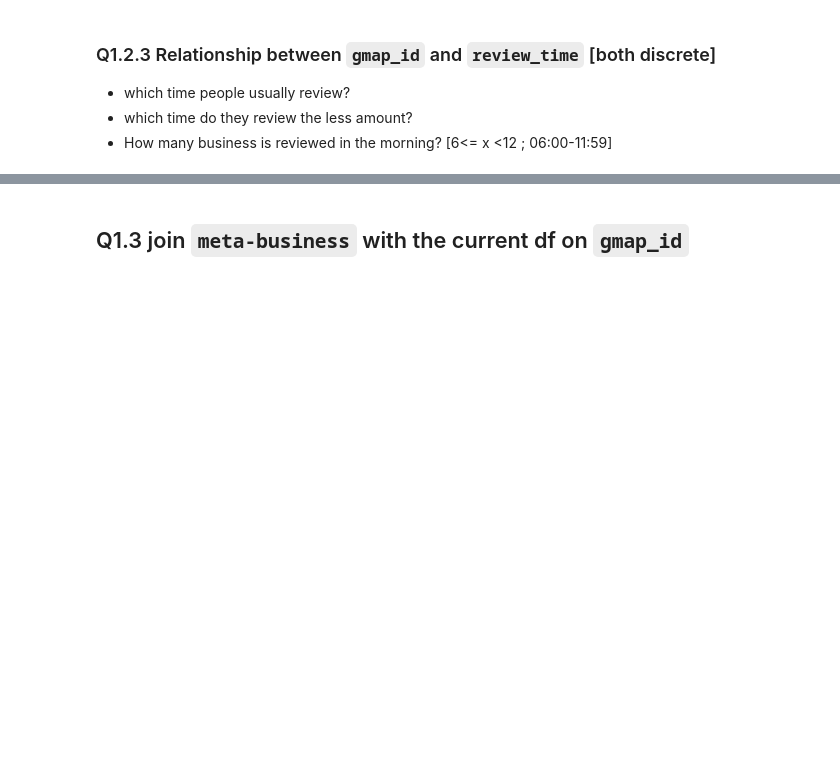
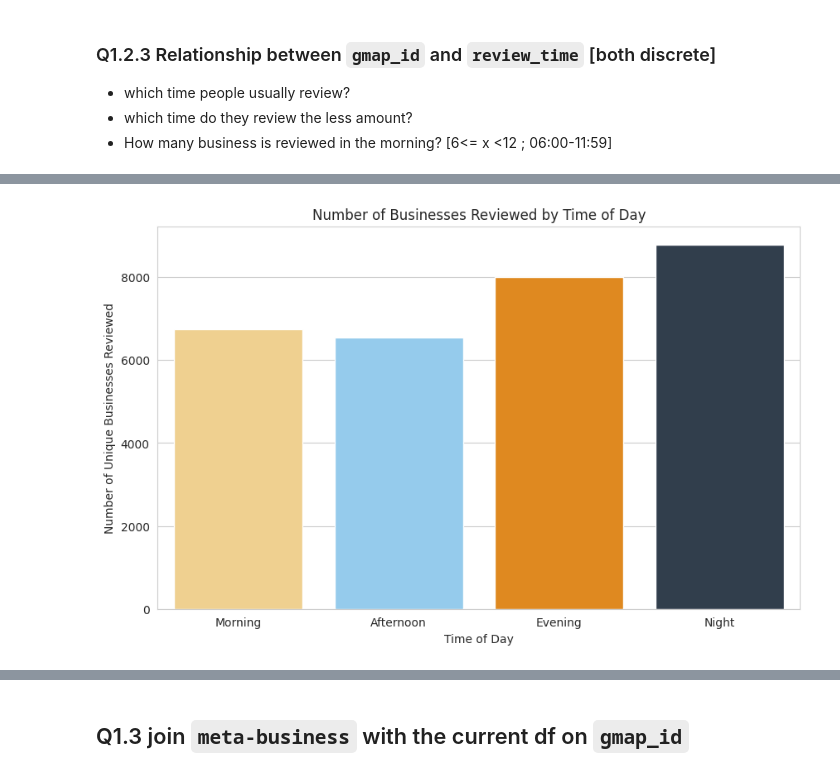
Before and after one commit to Afique1/Business-Review-by-user, a Jupyter notebook: SIT742Task2_Group32.ipynb, the cells around one changed output, grey strips where cells are left out. Cells and saved outputs as stored; diff of their text form; code cells hidden in the pictures; blank space fills up the shorter version.

```diff
--- a/SIT742Task2_Group32.ipynb
+++ b/SIT742Task2_Group32.ipynb
@@ -486,0 +542,39 @@ df[["time", "review_time"]].head(10)
+# %%
+# Visualization 2: Bar plot of unique businesses reviewed per hour bin (morning: 6-12, afternoon: 12-18, evening: 18-24, night: 0-6)
+# Create hour bins for categorization
+def get_time_bin(hour):
+    if 6 <= hour < 12:
+        return 'Morning'
+    elif 12 <= hour < 18:
+        return 'Afternoon'
+    elif 18 <= hour < 24:
+        return 'Evening'
+    else:
+        return 'Night'
+
+df['time_bin'] = df['review_time'].apply(get_time_bin)
+
+# Count unique gmap_id per time bin
+business_per_bin = df.groupby('time_bin')['gmap_id'].nunique().reset_index()
+business_per_bin.columns = ['Time Bin', 'Unique Businesses Reviewed']
+
+time_order = ['Morning', 'Afternoon', 'Evening', 'Night']
+custom_palette = {
+    'Morning': '#FFD580',    # Soft sunrise gold
+    'Afternoon': '#87CEFA',  # Bright sky blue
+    'Evening': '#FF8C00',    # Deep orange glow
+    'Night': '#2C3E50'       # Midnight navy
+}
+
+plt.figure(figsize=(10, 6))
+sns.barplot(
+    data=business_per_bin,
+    x='Time Bin', y='Unique Businesses Reviewed',
+    hue='Time Bin', palette=custom_palette, legend=False,
+    order=time_order)
+plt.xlabel('Time of Day')
+plt.ylabel('Number of Unique Businesses Reviewed')
+plt.title('Number of Businesses Reviewed by Time of Day')
+plt.show()
+# %% [output]
+[figure, added]
```
Also changed, not shown: parts of 9 cells of this notebook.
